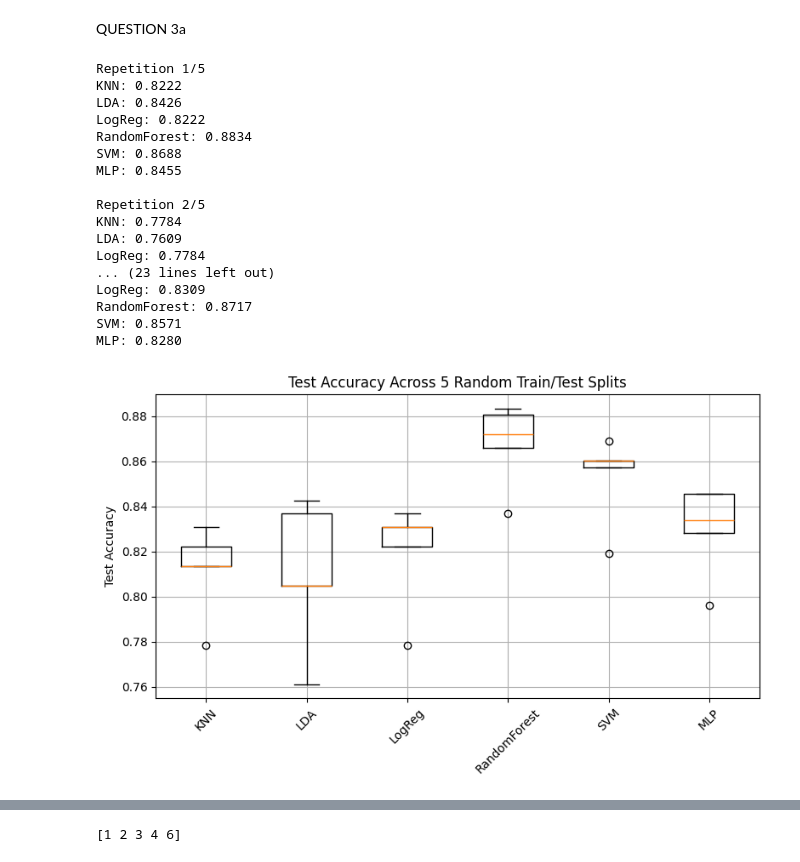
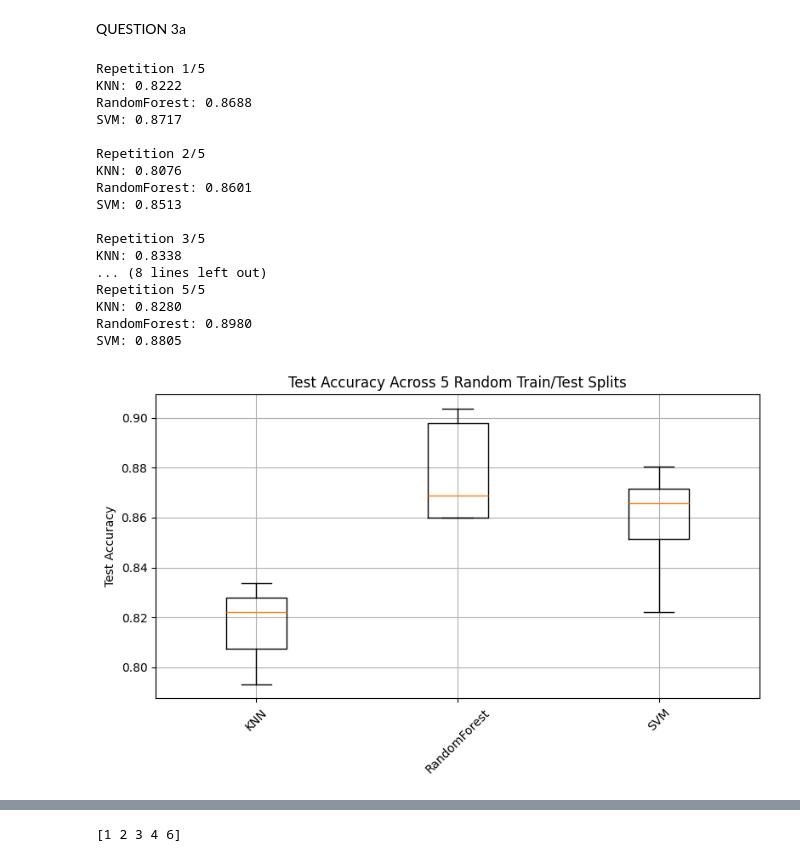
Before and after one commit to MaansGustafsson/Big_Data_EXAM2025, a Jupyter notebook: Exam_2025.ipynb, the cells around one changed output, grey strips where cells are left out. Cells and saved outputs as stored; diff of their text form; code cells hidden in the pictures.

```diff
--- a/Exam_2025.ipynb
+++ b/Exam_2025.ipynb
@@ -964,5 +1018,5 @@ plt.show()
 # %%
-def inject_targeted_label_noise(y, source_class, target_class, noise_rate):
+def targeted_label_noise(y, source_class, target_class, noise_rate):
 
 #source_class: class to change
 #target_class: class to mislabel as
@@ -1304,5 +1511,23 @@ plt.show()
 # %% [markdown]
 QUESTION 3a
+# %%
+models_merge = {
+    "KNN": (KNeighborsClassifier(), {
+        'clf__n_neighbors': [i for i in range(1, 40, 4)],
+        'clf__metric': ['minkowski', 'euclidean', 'manhattan']
+    }),
+
+
+    "RandomForest": (RandomForestClassifier(), {
+        'clf__n_estimators': [200, 300],
+        'clf__max_depth': [20, 30, 40],
+    }),
+
+    "SVM": (SVC(probability=True), {
+        'clf__C': [0.1, 1, 5, 10],
+    }),
+
+}
 # %%
 import numpy as np
 
@@ -1313,27 +1538,27 @@ def merge_classes(y, from_class, to_class):
     y_merged[y_merged == from_class] = to_class
     return y_merged
 # %%
-y_merged_simple = merge_classes(y, from_class=2, to_class=1)
+y_merged_simple = merge_classes(y, from_class=1, to_class=2)
 # %%
 #how many train/test splits to run
 repeats = 5
 
 #declare variables to store important information: test acc, best params and confusion matrix values
-test_accuracies = {name: [] for name in models.keys()}
-best_params_across_runs = {name: [] for name in models.keys()}
-conf_matrix_sums = {name: np.zeros((len(np.unique(y_merged_simple)), len(np.unique(y_merged_simple))), dtype=int) for name in models.keys()}
-run_metrics = {name: [] for name in models.keys()}
+test_accuracies = {name: [] for name in models_merge.keys()}
+best_params_across_runs = {name: [] for name in models_merge.keys()}
+conf_matrix_sums = {name: np.zeros((len(np.unique(y_merged_simple)), len(np.unique(y_merged_simple))), dtype=int) for name in models_merge.keys()}
+run_metrics = {name: [] for name in models_merge.keys()}
 
 #Outer loop for test/train splits
 for i in range(repeats):
     print(f"\nRepetition {i+1}/{repeats}")
 
     #split data with stratified sampling into 20% test and 80% train
-    all_indices = np.arange(len(X_scaled))
-    X_train, X_test, y_train, y_test, idx_train, idx_test = train_test_split(X_scaled, y_merged_simple, all_indices, test_size=0.2, stratify=y_merged_simple)
+    all_indices = np.arange(len(X))
+    X_train, X_test, y_train, y_test, idx_train, idx_test = train_test_split(X, y_merged_simple, all_indices, test_size=0.2, stratify=y_merged_simple)
 
     #Inner loop with 10-fold CV
-    for name, (clf, param_grid) in models.items():
+    for name, (clf, param_grid) in models_merge.items():
 
         pipe = Pipeline([
             ('scaler', StandardScaler()),
@@ -1361,31 +1586,31 @@ for i in range(repeats):
 # %% [output]
 Repetition 1/5
 KNN: 0.8222
-LDA: 0.8426
-LogReg: 0.8222
-RandomForest: 0.8834
-SVM: 0.8688
-MLP: 0.8455
+RandomForest: 0.8688
+SVM: 0.8717
 
 Repetition 2/5
-KNN: 0.7784
-LDA: 0.7609
-LogReg: 0.7784
-... (23 lines left out)
-LogReg: 0.8309
-RandomForest: 0.8717
-SVM: 0.8571
-MLP: 0.8280
+KNN: 0.8076
+RandomForest: 0.8601
+SVM: 0.8513
+
+Repetition 3/5
+KNN: 0.8338
+... (8 lines left out)
+Repetition 5/5
+KNN: 0.8280
+RandomForest: 0.8980
+SVM: 0.8805
 # %%
 plt.figure(figsize=(8, 5))
-plt.boxplot([test_accuracies[name] for name in models.keys()], labels=models.keys())
+plt.boxplot([test_accuracies[name] for name in models_merge.keys()], labels=models_merge.keys())
 
 plt.ylabel('Test Accuracy')
 plt.title('Test Accuracy Across 5 Random Train/Test Splits')
 plt.xticks(rotation=45)
 plt.grid(True)
 plt.tight_layout()
 plt.show()
 # %% [output]
-[figure, old version]
+[figure, new version]
 # %%
```
Also changed, not shown: parts of 35 cells of this notebook.
